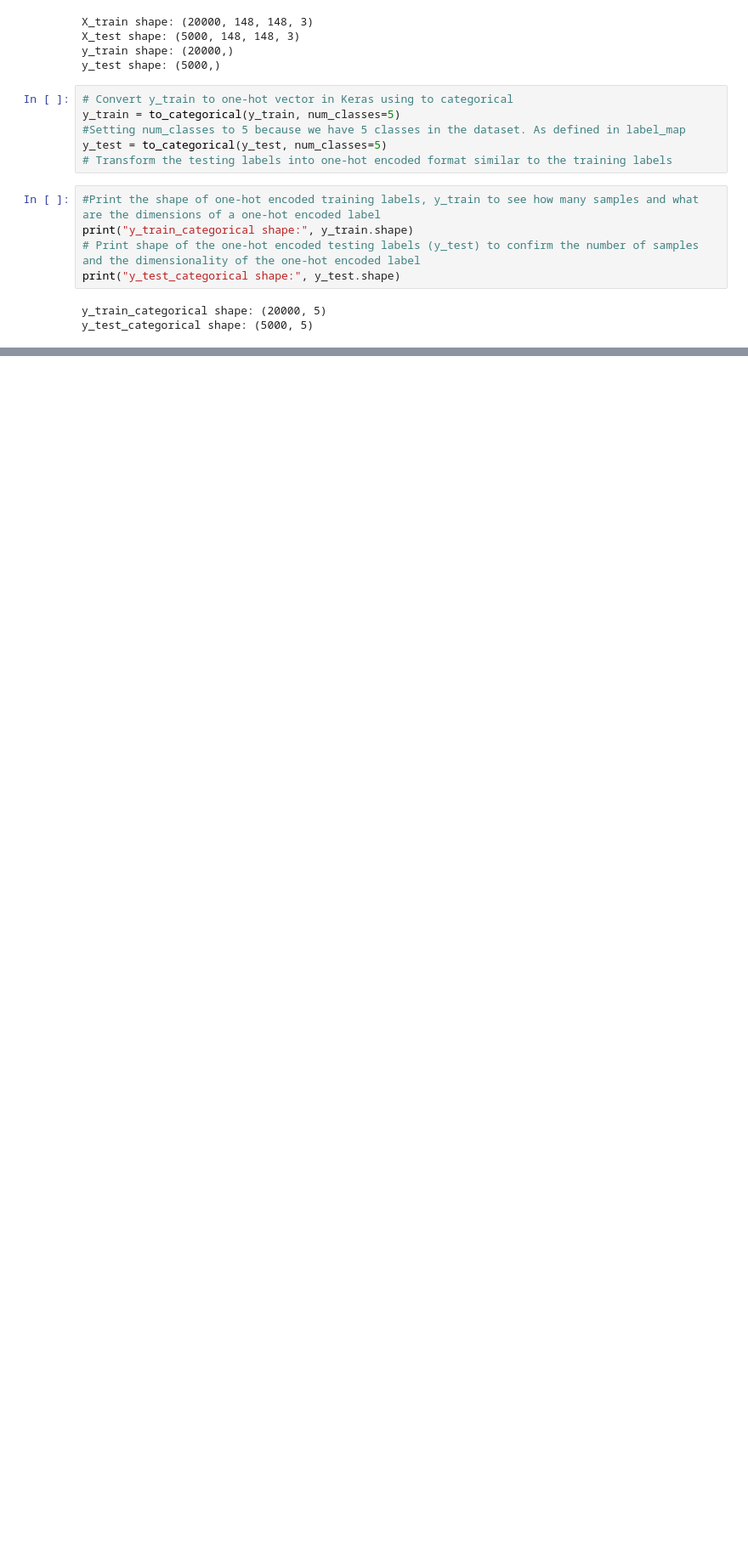
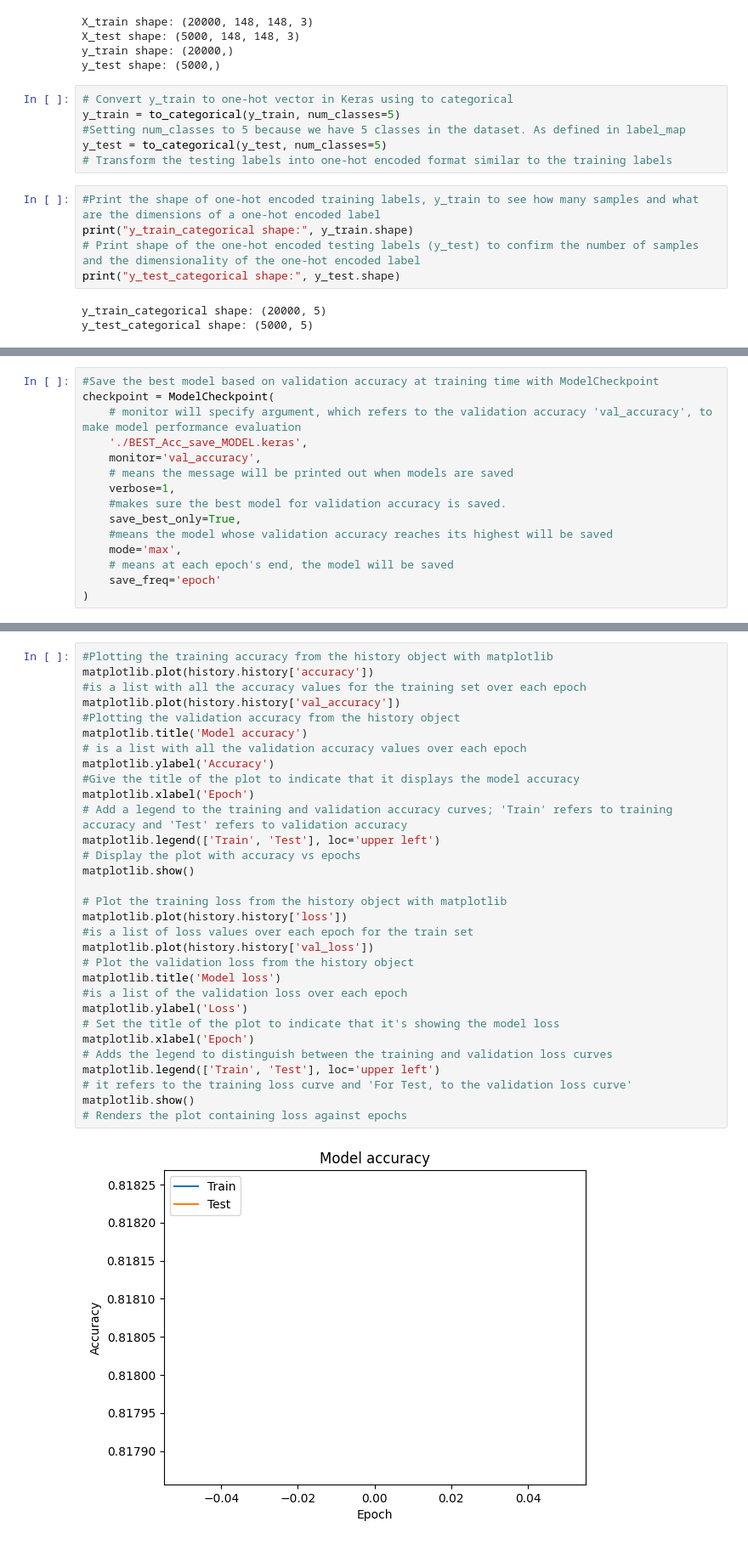
Before and after one commit to sumanapalle065/LC25000-Hybrid-Architecture-using-DL, a Jupyter notebook: mobilenetv2.ipynb, the cells around one changed output, grey strips where cells are left out. Shown at 85% size. Saved outputs shown, nothing was run; the diff lists cells and outputs as text; blank space fills up the shorter version.

```diff
--- a/mobilenetv2.ipynb
+++ b/mobilenetv2.ipynb
@@ -413,0 +297,15 @@ plt.show()
+# %%
+#Save the best model based on validation accuracy at training time with ModelCheckpoint
+checkpoint = ModelCheckpoint(
+    # monitor will specify argument, which refers to the validation accuracy 'val_accuracy', to make model performance evaluation
+    './BEST_Acc_save_MODEL.keras',
+    monitor='val_accuracy',
+    # means the message will be printed out when models are saved
+    verbose=1,
+    #makes sure the best model for validation accuracy is saved.
+    save_best_only=True,
+    #means the model whose validation accuracy reaches its highest will be saved
+    mode='max',
+    # means at each epoch's end, the model will be saved
+    save_freq='epoch'
+)
@@ -413,0 +346,33 @@ plt.show()
+# %%
+#Plotting the training accuracy from the history object with matplotlib
+matplotlib.plot(history.history['accuracy'])
+#is a list with all the accuracy values for the training set over each epoch
+matplotlib.plot(history.history['val_accuracy'])
+#Plotting the validation accuracy from the history object
+matplotlib.title('Model accuracy')
+# is a list with all the validation accuracy values over each epoch
+matplotlib.ylabel('Accuracy')
+#Give the title of the plot to indicate that it displays the model accuracy
+matplotlib.xlabel('Epoch')
+# Add a legend to the training and validation accuracy curves; 'Train' refers to training accuracy and 'Test' refers to validation accuracy
+matplotlib.legend(['Train', 'Test'], loc='upper left')
+# Display the plot with accuracy vs epochs
+matplotlib.show()
+
+# Plot the training loss from the history object with matplotlib
+matplotlib.plot(history.history['loss'])
+#is a list of loss values over each epoch for the train set
+matplotlib.plot(history.history['val_loss'])
+# Plot the validation loss from the history object
+matplotlib.title('Model loss')
+#is a list of the validation loss over each epoch
+matplotlib.ylabel('Loss')
+# Set the title of the plot to indicate that it's showing the model loss
+matplotlib.xlabel('Epoch')
+# Adds the legend to distinguish between the training and validation loss curves
+matplotlib.legend(['Train', 'Test'], loc='upper left')
+# it refers to the training loss curve and 'For Test, to the validation loss curve'
+matplotlib.show()
+# Renders the plot containing loss against epochs
+# %% [output]
+[figure, added]
```
Also changed, not shown: parts of 10 cells of this notebook.
